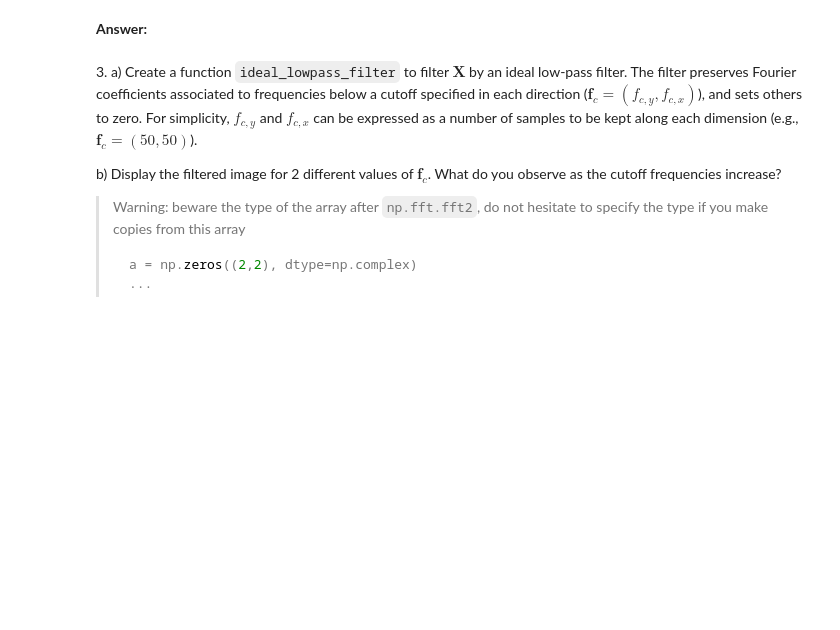
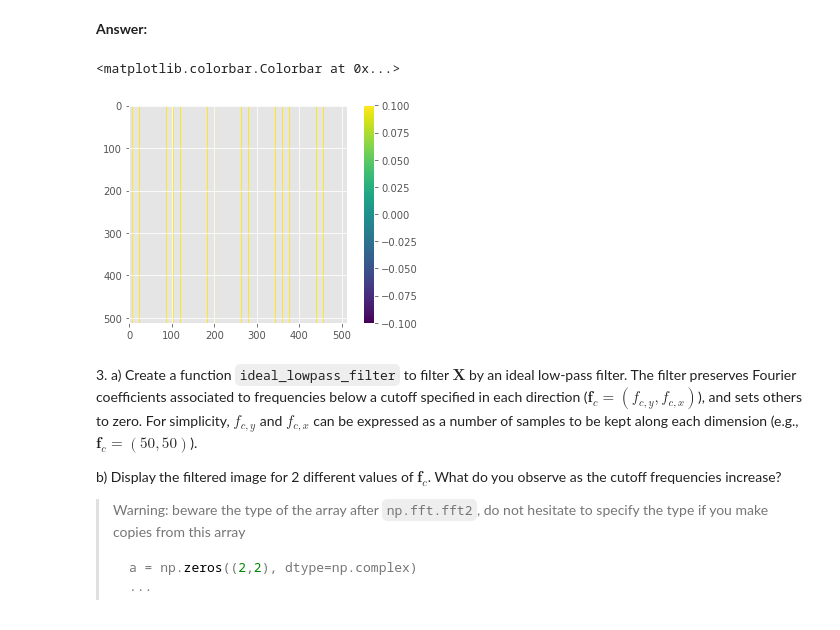
Before and after one commit to VictorCilleros/python_sdia_All, a Jupyter notebook: Labs/Lab3/lab3.ipynb, the cells around one changed output. Drawn from its saved outputs; the diff is of its cells as text; code cells hidden in the pictures; blank space fills up the shorter version.

```diff
--- a/Labs/Lab3/lab3.ipynb
+++ b/Labs/Lab3/lab3.ipynb
@@ -185,3 +190,14 @@ b) Take a look at the documentation of `np.fft.fftshift`. Use it to ensure that
+# %%
+FFT = np.fft.fft(Img)
+Density = np.abs(FFT)**2
+LogDensity = np.log(Density)
+plt.imshow(LogDensity,vmin = np.min(LogDensity),vmax=np.max(LogDensity))
+plt.colorbar()
+
+#Implémenter avec fftshift
+# %% [output]
+<matplotlib.colorbar.Colorbar at 0x...>
+[figure, added]
 # %% [markdown]
 3\.
     a) Create a function `ideal_lowpass_filter` to filter $\mathbf{X}$ by an ideal low-pass filter. The filter preserves Fourier coefficients associated to frequencies below a cutoff specified in each direction ($\mathbf{f}_c = (f_{c,y}, f_{c,x})$), and sets others to zero. For simplicity, $f_{c,y}$ and $f_{c,x}$ can be expressed as a number of samples to be kept along each dimension (e.g., $\mathbf{f}_c = (50,50)$).
```
Also changed, not shown: parts of 6 cells of this notebook.
